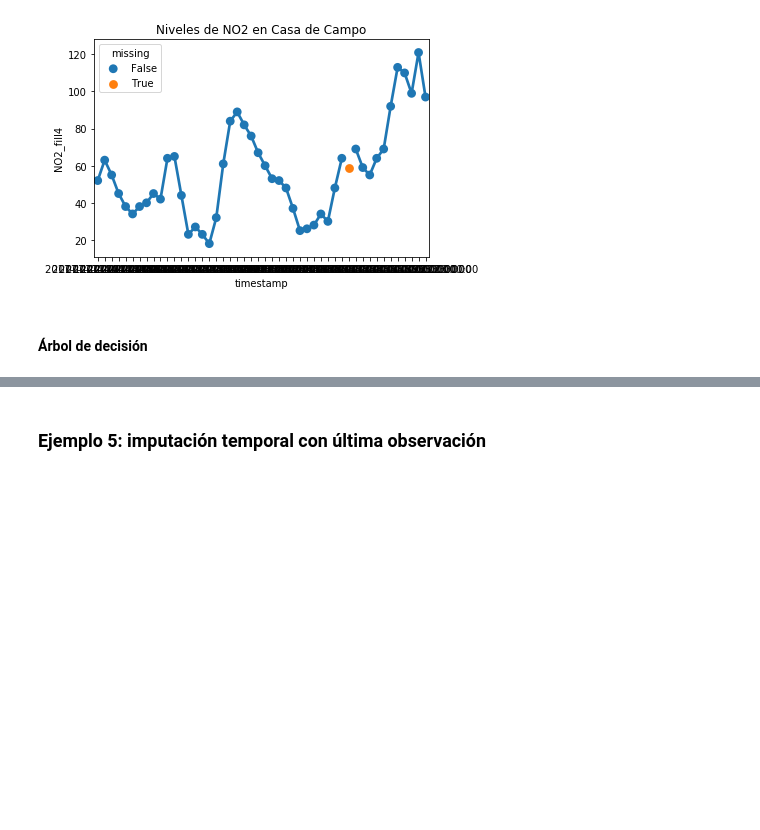
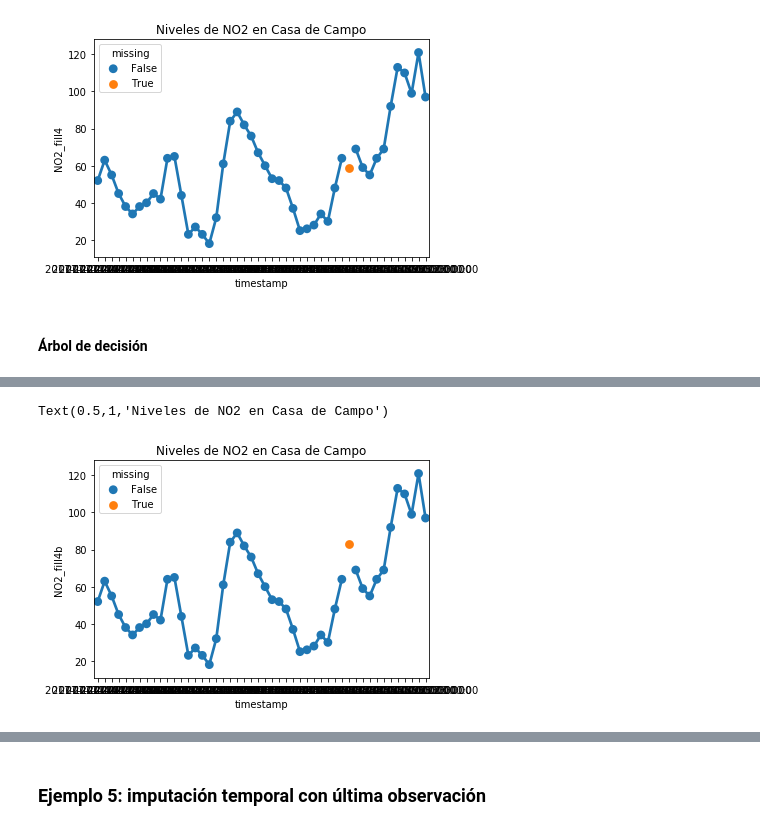
Before and after one commit to mariamedp/imputacion_valores_nulos, a Jupyter notebook: ejemplos.ipynb, the cells around one changed output, grey strips where cells are left out. Cells and saved outputs as stored; diff of their text form; code cells hidden in the pictures; blank space fills up the shorter version.

```diff
--- a/ejemplos.ipynb
+++ b/ejemplos.ipynb
@@ -194,0 +245,10 @@ Text(0.5,1,'Niveles de NO2 en Casa de Campo')
+# %%
+sns.pointplot('timestamp', 'NO2_fill4b', hue='missing',
+              data=contaminacion[(contaminacion.estacion == "Casa de Campo") &\
+                                 (contaminacion.timestamp >= "2017-12-04") &\
+                                 (contaminacion.timestamp < "2017-12-06")])
+
+plt.title("Niveles de NO2 en Casa de Campo")
+# %% [output]
+Text(0.5,1,'Niveles de NO2 en Casa de Campo')
+[figure, added]
```
Also changed, not shown: parts of 14 cells of this notebook.
